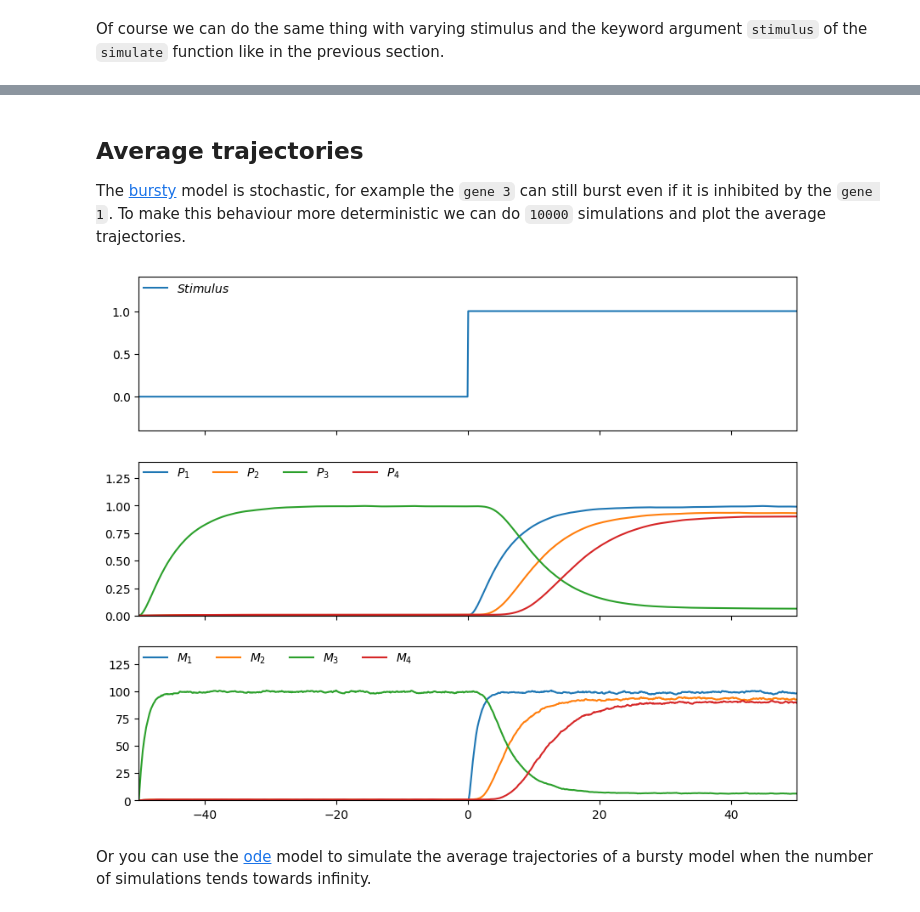
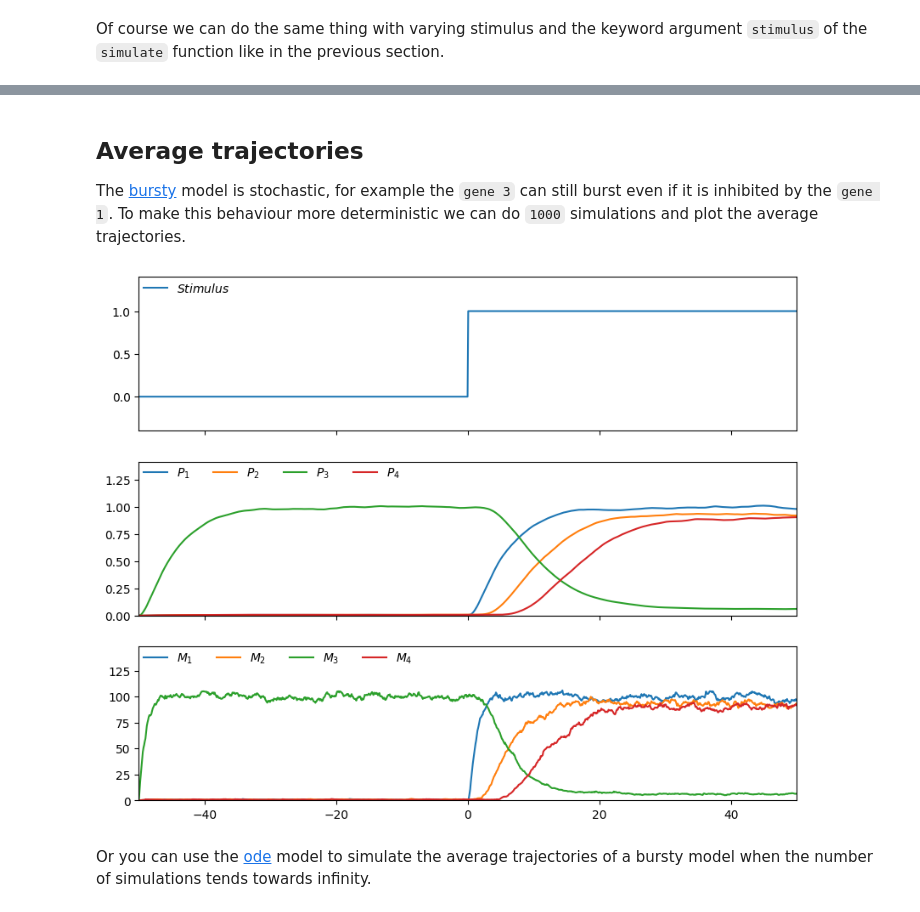
Before and after one commit to harissa-framework/harissa, a Jupyter notebook: notebooks/notebook1_5.ipynb, the cells around one changed output, grey strips where cells are left out. Saved outputs shown, nothing was run; the diff lists cells and outputs as text; code cells hidden in the pictures.

```diff
--- a/notebooks/notebook1_5.ipynb
+++ b/notebooks/notebook1_5.ipynb
@@ -267,11 +272,11 @@ plot_simulation(simulation_result, plot_stimulus=True).show(warn=False)
 
 The [bursty](../api/harissa.simulation.bursty_pdmp.base) model is stochastic, for example the `gene 3` can still burst even if it is
 inhibited by the `gene 1`.
-To make this behaviour more deterministic we can do `10000` simulations
+To make this behaviour more deterministic we can do `1000` simulations
 and plot the average trajectories.
 # %%
 import matplotlib.gridspec as gridspec
-nb_simulations = 10000
+nb_simulations = 1000
 simulations = [
     model.simulate(
         time_points,
@@ -291,34 +296,34 @@ def plot_average_simulation(simulations):
 
     fig = plt.figure(figsize=(10, 8))
     gs = gridspec.GridSpec(3, 1)
     axs = [fig.add_subplot(gs[i, 0]) for i in range(3)]
 
     y_scale = 1.4
 
     axs[0].plot(time_points, stimulus_levels, label='$Stimulus$')
     axs[0].set_xlim(time_points[0], time_points[-1])
     axs[0].set_ylim(1.0-y_scale, y_scale)
     axs[0].tick_params(axis='x', labelbottom=False)
     axs[0].legend(loc='upper left', ncol=1, borderaxespad=0, frameon=False)
 
     # Plot proteins
     for i in range(1, n):
         axs[1].plot(time_points, protein_levels[:,i], label=f'$P_{{{i}}}$')
     axs[1].set_xlim(time_points[0], time_points[-1])
     axs[1].set_ylim(0, y_scale * np.max([np.max(protein_levels), 1]))
     axs[1].tick_params(axis='x', labelbottom=False)
     axs[1].legend(loc='upper left', ncol=4, borderaxespad=0, frameon=False)
     # Plot mRNA
 
     for i in range(1, n):
         axs[2].plot(time_points, rna_levels[:,i], label=f'$M_{{{i}}}$')
     axs[2].set_xlim(time_points[0], time_points[-1])
     axs[2].set_ylim(0, y_scale * np.max(rna_levels))
     axs[2].legend(loc='upper left', ncol=4, borderaxespad=0, frameon=False)
 
 plot_average_simulation(simulations)
 # %% [output]
-[figure, old version]
+[figure, new version]
 # %% [markdown]
 Or you can use the [ode](../api/harissa.simulation.approx_ode.base) model to simulate the average trajectories of a bursty model when the number of simulations tends towards infinity.
 # %%
```
Also changed, not shown: parts of 12 cells of this notebook, 2 other files.
